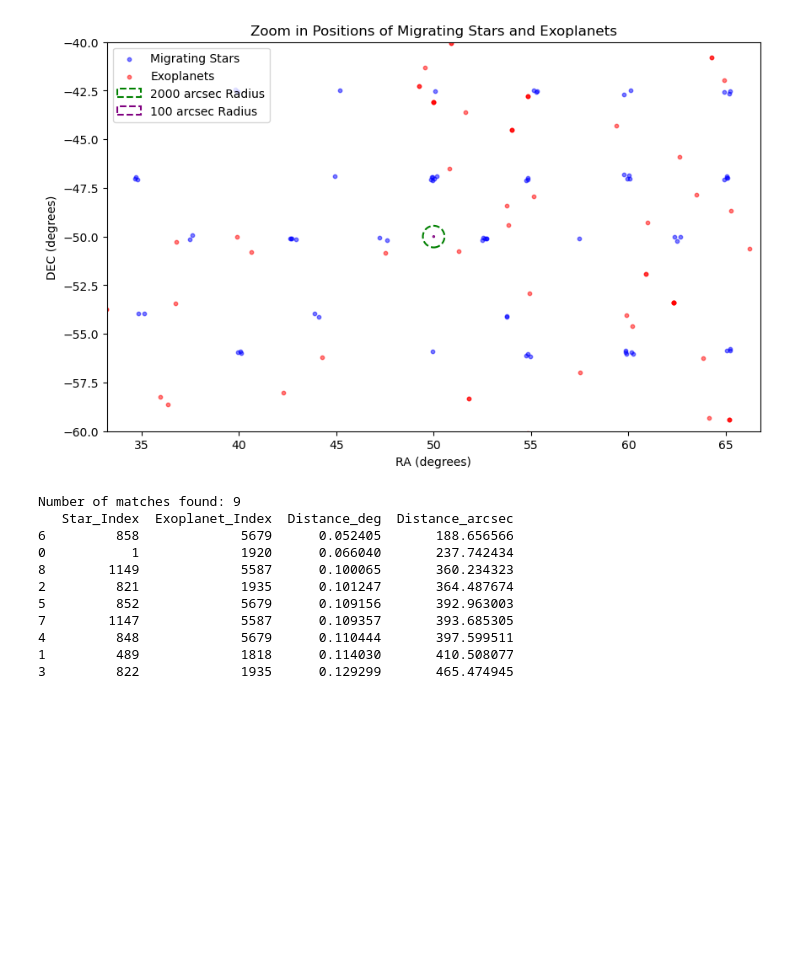
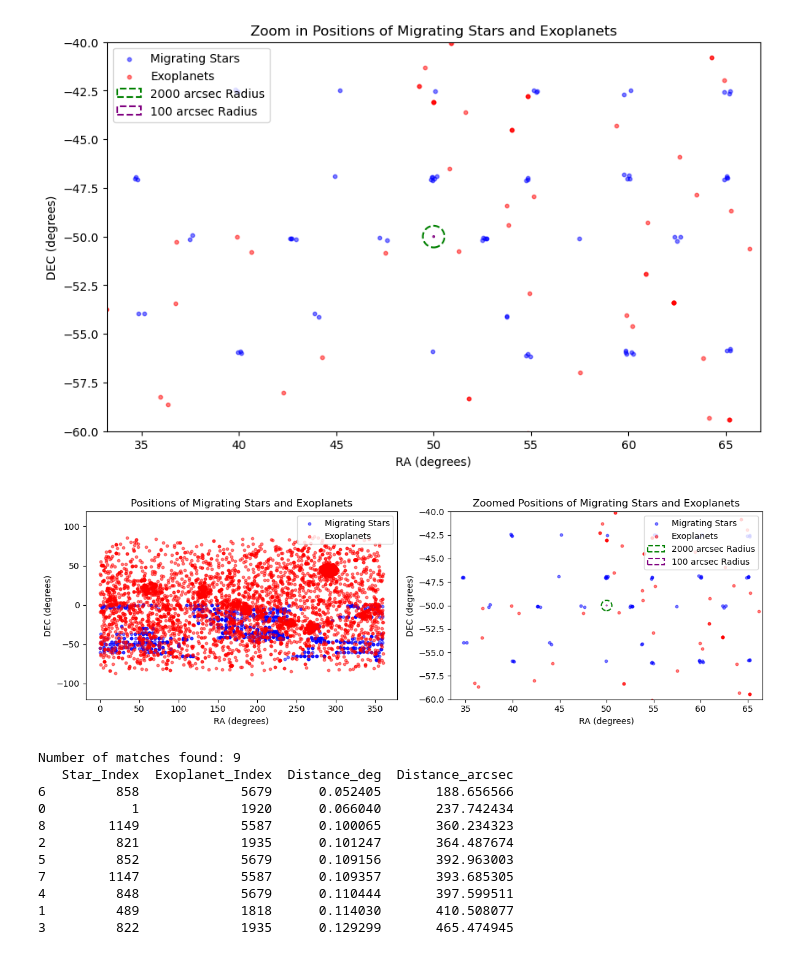
Before and after one commit to juanjogd/Garcia-Delgado_2025_Do_stars_with_exoplanets_migrate, a Jupyter notebook: N1 - Malu's and exoplanets catalogue match.ipynb, the cells around one changed output. Drawn from its saved outputs; the diff is of its cells as text; code cells hidden in the pictures; blank space fills up the shorter version.

```diff
--- a/N1 - Malu's and exoplanets catalogue match.ipynb
+++ b/N1 - Malu's and exoplanets catalogue match.ipynb
@@ -254,6 +254,52 @@ plt.gca().set_aspect('equal', adjustable='datalim')
 plt.show()
 # %% [output]
 [figure]
+# %%
+# Define figure and subplots
+fig, axes = plt.subplots(1, 2, figsize=(12, 4))
+
+# First plot (Left)
+axes[0].scatter(migrating_stars_catalogue['RA'], migrating_stars_catalogue['DEC'],
+                color='blue', label='Migrating Stars', alpha=0.5, s=10)
+axes[0].scatter(exoplanet_catalogue['ra'], exoplanet_catalogue['dec'],
+                color='red', label='Exoplanets', alpha=0.5, s=10)
+axes[0].set_xlabel('RA (degrees)')
+axes[0].set_ylabel('DEC (degrees)')
+axes[0].set_title('Positions of Migrating Stars and Exoplanets')
+axes[0].legend(loc='upper right')
+axes[0].set_aspect('equal', adjustable='datalim')
+
+# Second plot (Right) - Zoomed in with circles
+axes[1].scatter(migrating_stars_catalogue['RA'], migrating_stars_catalogue['DEC'],
+                color='blue', label='Migrating Stars', alpha=0.5, s=10)
+axes[1].scatter(exoplanet_catalogue['ra'], exoplanet_catalogue['dec'],
+                color='red', label='Exoplanets', alpha=0.5, s=10)
+
+# Define center and radii
+center_ra = 50  # Modify as needed
+center_dec = -50  # Modify as needed
+radius_2000_arcsec = 2000 / 3600  # Convert to degrees
+radius_100_arcsec = 100 / 3600  # Convert to degrees
+
+# Add circles
+disk_2000 = Circle((center_ra, center_dec), radius_2000_arcsec, color='green', fill=False, linestyle='--', linewidth=1.5, label='2000 arcsec Radius')
+disk_100 = Circle((center_ra, center_dec), radius_100_arcsec, color='purple', fill=False, linestyle='--', linewidth=1.5, label='100 arcsec Radius')
+axes[1].add_patch(disk_2000)
+axes[1].add_patch(disk_100)
+
+axes[1].set_xlabel('RA (degrees)')
+axes[1].set_ylabel('DEC (degrees)')
+axes[1].set_title('Zoomed Positions of Migrating Stars and Exoplanets')
+axes[1].legend(loc='upper right')
+axes[1].set_xlim(center_ra - 10, center_ra + 10)
+axes[1].set_ylim(center_dec - 10, center_dec + 10)
+axes[1].set_aspect('equal', adjustable='datalim')
+
+# Adjust layout and show plots
+plt.tight_layout()
+plt.show()
+# %% [output]
+[figure, added]
 # %%
 # Remove rows with NaN values in the (RA, DEC) coordinates of both catalogues
 migrating_stars_catalogue = migrating_stars_catalogue.dropna(subset=['RA', 'DEC'])
```
Also changed, not shown: 2 other files.
